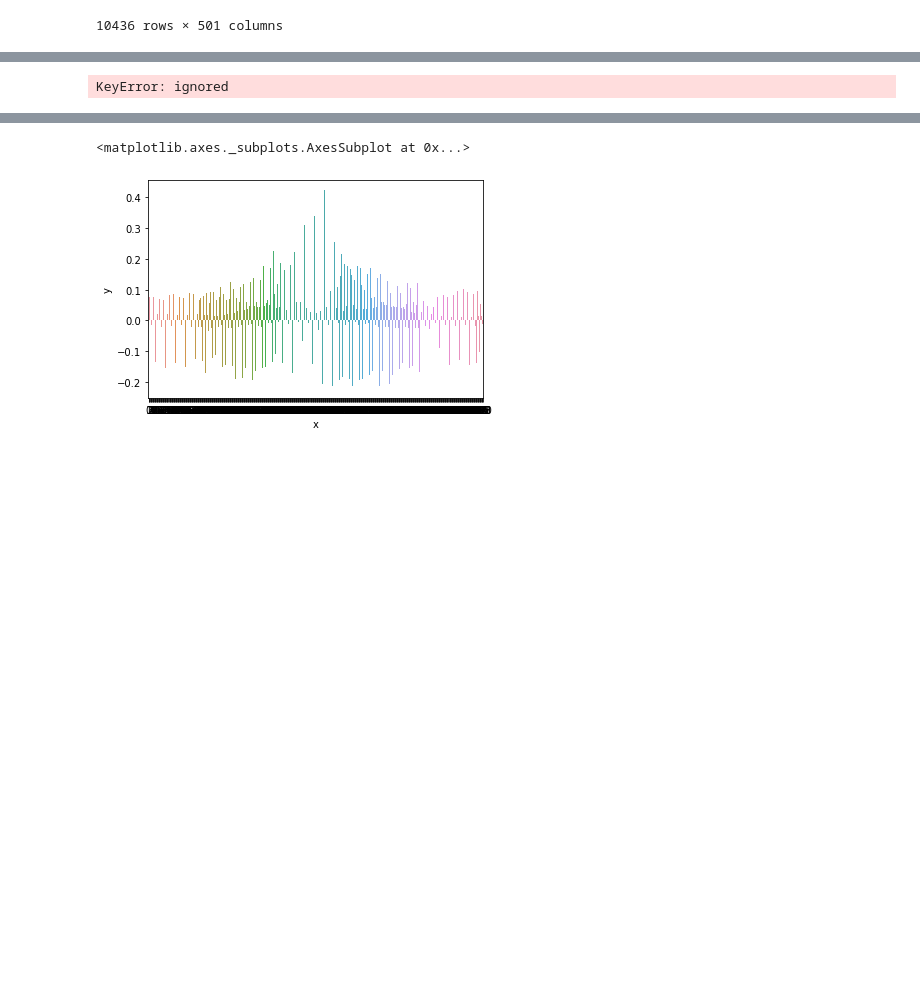
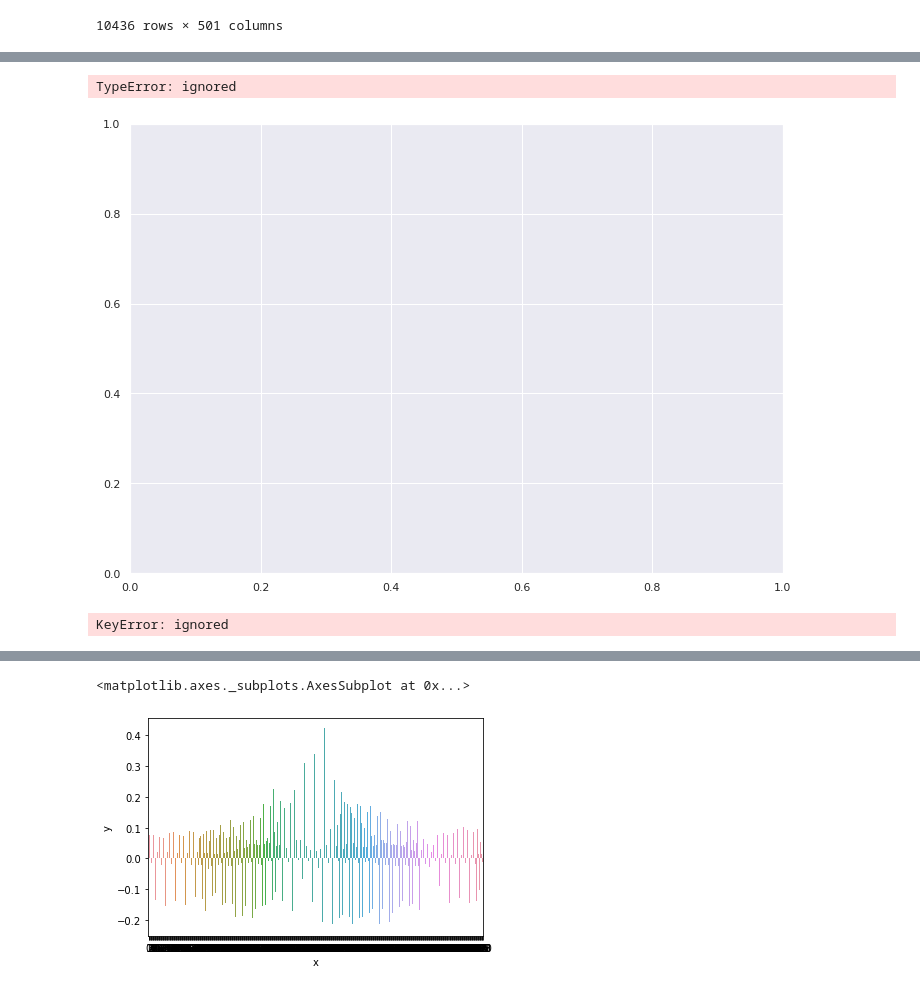
Before and after one commit to JavBurgoa/Machine-Learning-Course-2days, a Jupyter notebook: mnist_JavierNotes.ipynb, the cells around one changed output, grey strips where cells are left out. Cells and saved outputs as stored; diff of their text form; code cells hidden in the pictures; blank space fills up the shorter version.

```diff
--- a/mnist_JavierNotes.ipynb
+++ b/mnist_JavierNotes.ipynb
@@ -470,10 +490,17 @@ X_train
 # %%
 from sklearn.ensemble import RandomForestClassifier
 from sklearn.linear_model import LogisticRegression
 from sklearn.preprocessing import MinMaxScaler
 
-gene_ids = X_train.pop("GeneId")
+#gene_ids = X_train.pop("GeneId")
 X_train_norm = MinMaxScaler().fit_transform(X_train)
 X_train_norm = pd.DataFrame(X_train_norm, columns = X_train.columns)
+seaborn.set(rc={'figure.figsize':(11.7,8.27)})
+seaborn.boxplot(x= "variable", y = "value", data = pd.melt(X_train_norm))
 # %% [output]
-KeyError: ignored
+TypeError: ignored
+[figure, added]
+# %%
+X_train.T["label"]
+# %% [output]
+KeyError: ignored
```
Also changed, not shown: parts of 20 cells of this notebook.
